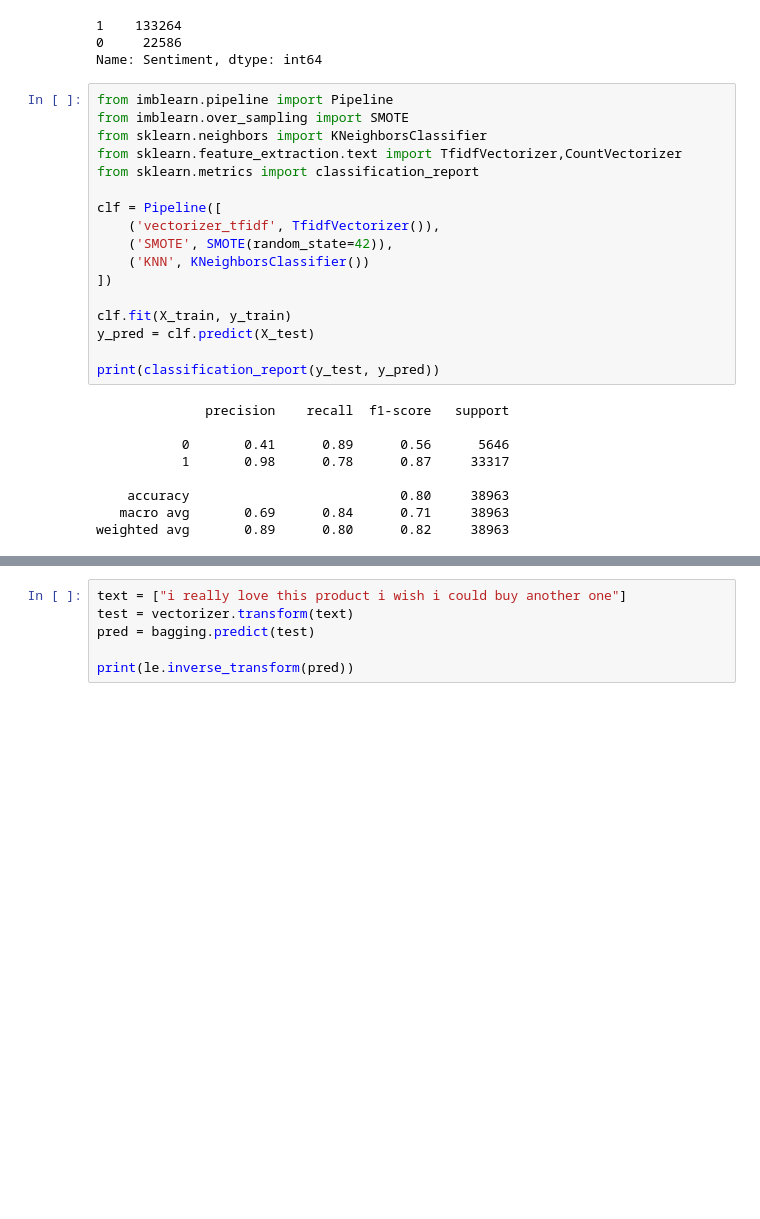
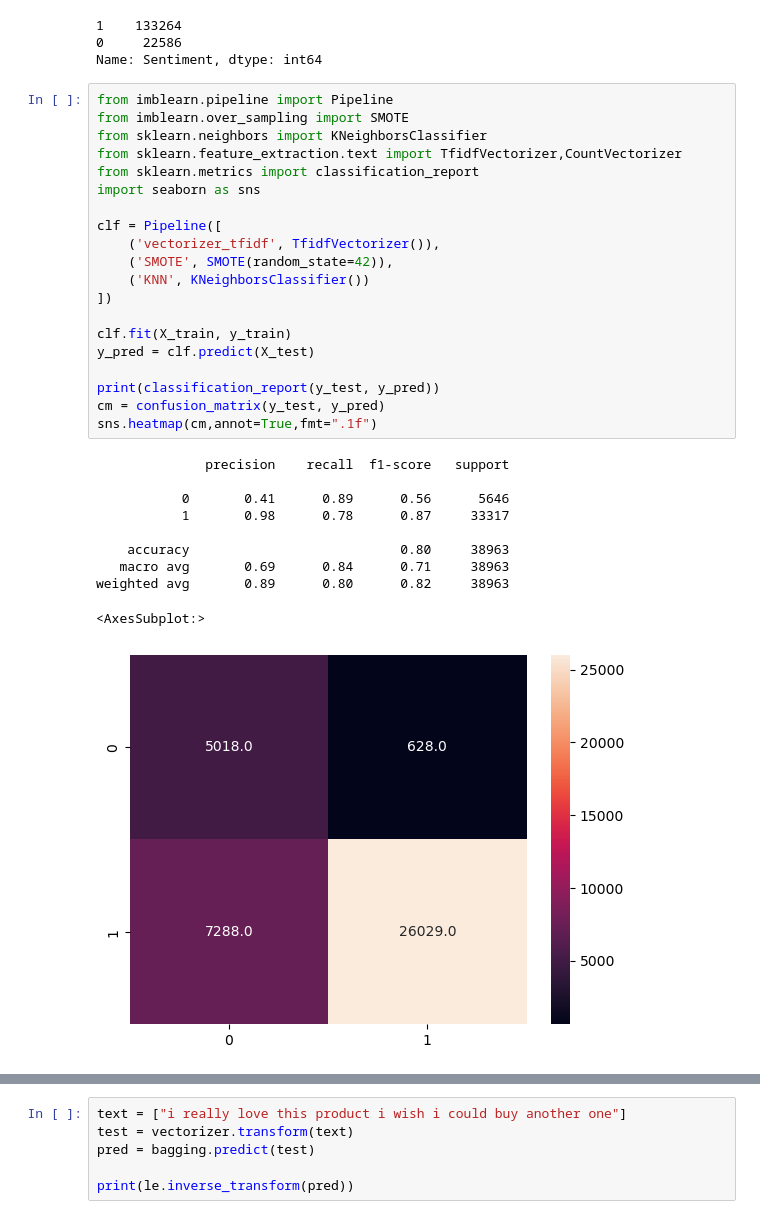
Before and after one commit to The-DigitalAcademy/FlipKart_NLP, a Jupyter notebook: Product_Review.ipynb, the cells around one changed output, grey strips where cells are left out. Saved outputs shown, nothing was run; the diff lists cells and outputs as text; blank space fills up the shorter version.

```diff
--- a/Product_Review.ipynb
+++ b/Product_Review.ipynb
@@ -352,27 +337,32 @@ Name: Sentiment, dtype: int64
 # %%
 from imblearn.pipeline import Pipeline
 from imblearn.over_sampling import SMOTE
 from sklearn.neighbors import KNeighborsClassifier
 from sklearn.feature_extraction.text import TfidfVectorizer,CountVectorizer
 from sklearn.metrics import classification_report
+import seaborn as sns
 
 clf = Pipeline([
     ('vectorizer_tfidf', TfidfVectorizer()),
     ('SMOTE', SMOTE(random_state=42)),
     ('KNN', KNeighborsClassifier())
 ])
 
 clf.fit(X_train, y_train)
 y_pred = clf.predict(X_test)
 
 print(classification_report(y_test, y_pred))
+cm = confusion_matrix(y_test, y_pred)
+sns.heatmap(cm,annot=True,fmt=".1f")
 # %% [output]
               precision    recall  f1-score   support
 
            0       0.41      0.89      0.56      5646
            1       0.98      0.78      0.87     33317
 
     accuracy                           0.80     38963
    macro avg       0.69      0.84      0.71     38963
 weighted avg       0.89      0.80      0.82     38963
+<AxesSubplot:>
+[figure, added]
 # %%
```
Also changed, not shown: parts of 11 cells of this notebook, 3 other files.
